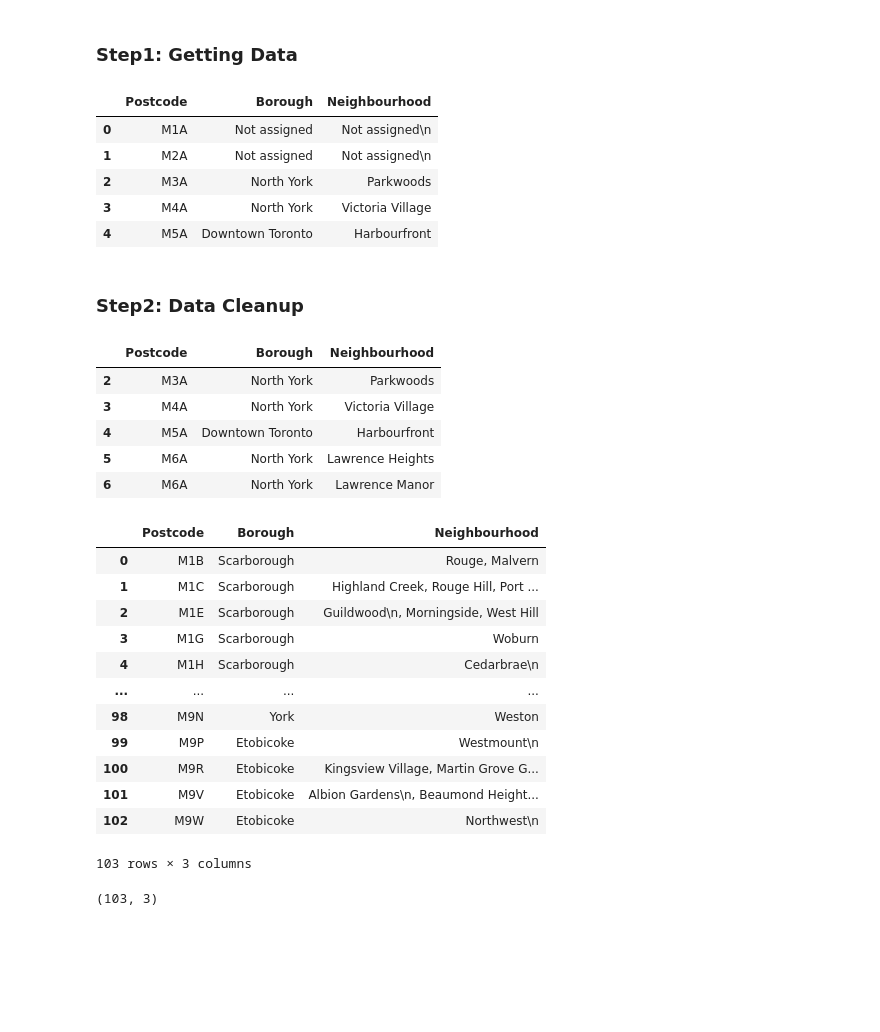
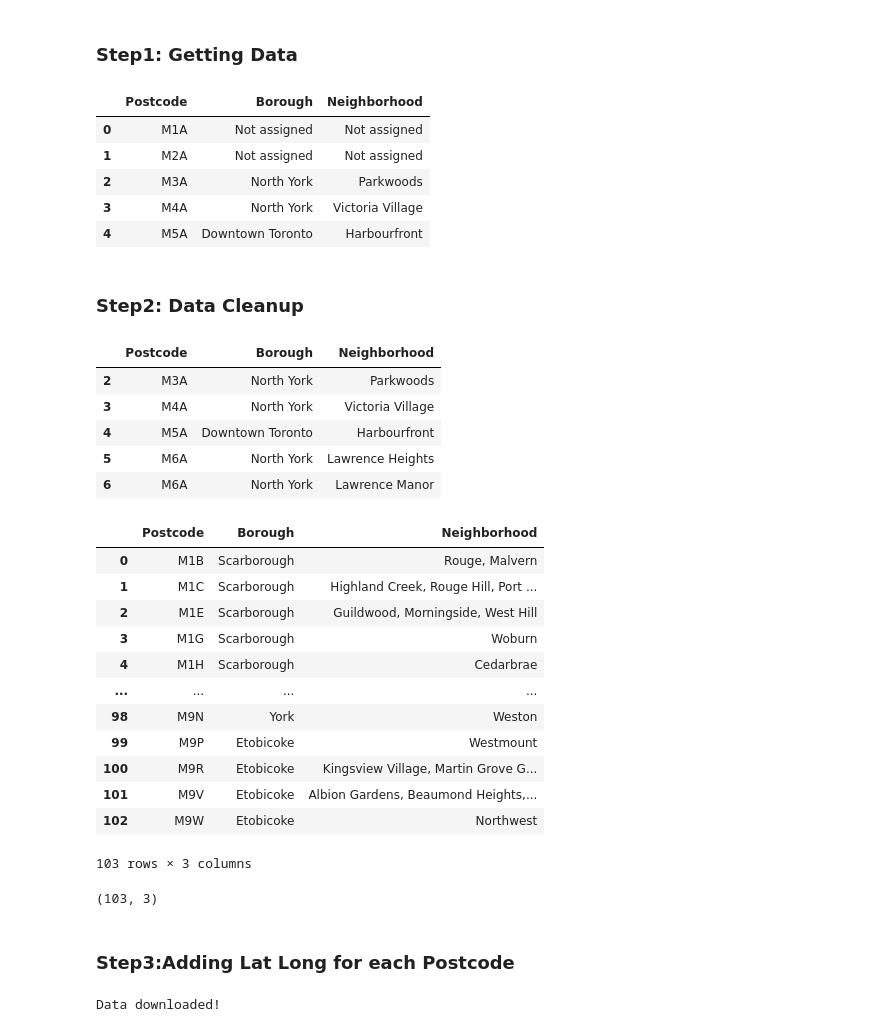
Before and after one commit to NerissaS/Coursera_Capstone, a Jupyter notebook: Assign_3.ipynb, the cells around one changed output. Drawn from its saved outputs; the diff is of its cells as text; code cells hidden in the pictures; blank space fills up the shorter version.

```diff
--- a/Assign_3.ipynb
+++ b/Assign_3.ipynb
@@ -52,17 +75,17 @@ for row in right_table.find_all('tr'):
     if len(cells) ==3:
         A.append(cells[0].find(text=True))
         B.append(cells[1].find(text=True))
-        C.append(cells[2].find(text=True))
+        C.append(cells[2].find(text=True).rstrip())
 # %%
 #transfer to dataframe format
 df =pd.DataFrame(data=A, columns=['Postcode'])
 df['Borough']=B
-df['Neighbourhood']=C
+df['Neighborhood']=C
 df.head()
 # %% [output]
-|  | Postcode | Borough | Neighbourhood |
-| 0 | M1A | Not assigned | Not assigned\n |
-| 1 | M2A | Not assigned | Not assigned\n |
+|  | Postcode | Borough | Neighborhood |
+| 0 | M1A | Not assigned | Not assigned |
+| 1 | M2A | Not assigned | Not assigned |
 | 2 | M3A | North York | Parkwoods |
 | 3 | M4A | North York | Victoria Village |
 | 4 | M5A | Downtown Toronto | Harbourfront |
@@ -73,33 +96,40 @@ df.head()
 df=df[df['Borough'] != 'Not assigned']
 
 #let unassigned Neighbourhood = its' Borough
-df['Neighbourhood'].replace('Not assigned\n', df['Borough'], inplace=True)
+df['Neighborhood'].replace('Not assigned\n', df['Borough'], inplace=True)
 df.head()
 # %% [output]
-|  | Postcode | Borough | Neighbourhood |
+|  | Postcode | Borough | Neighborhood |
 | 2 | M3A | North York | Parkwoods |
 | 3 | M4A | North York | Victoria Village |
 | 4 | M5A | Downtown Toronto | Harbourfront |
 | 5 | M6A | North York | Lawrence Heights |
 | 6 | M6A | North York | Lawrence Manor |
 # %%
-df=df.groupby(["Postcode","Borough"])['Neighbourhood'].apply(lambda x: ', '.join(x)).reset_index()
+df=df.groupby(["Postcode","Borough"])['Neighborhood'].apply(lambda x: ', '.join(x)).reset_index()
 df
 # %% [output]
-|  | Postcode | Borough | Neighbourhood |
+|  | Postcode | Borough | Neighborhood |
 | 0 | M1B | Scarborough | Rouge, Malvern |
 | 1 | M1C | Scarborough | Highland Creek, Rouge Hill, Port ... |
-| 2 | M1E | Scarborough | Guildwood\n, Morningside, West Hill |
+| 2 | M1E | Scarborough | Guildwood, Morningside, West Hill |
 | 3 | M1G | Scarborough | Woburn |
-| 4 | M1H | Scarborough | Cedarbrae\n |
+| 4 | M1H | Scarborough | Cedarbrae |
 | ... | ... | ... | ... |
 | 98 | M9N | York | Weston |
-| 99 | M9P | Etobicoke | Westmount\n |
+| 99 | M9P | Etobicoke | Westmount |
 | 100 | M9R | Etobicoke | Kingsview Village, Martin Grove G... |
-| 101 | M9V | Etobicoke | Albion Gardens\n, Beaumond Height... |
-| 102 | M9W | Etobicoke | Northwest\n |
+| 101 | M9V | Etobicoke | Albion Gardens, Beaumond Heights,... |
+| 102 | M9W | Etobicoke | Northwest |
 103 rows × 3 columns
 # %%
 df.shape
 # %% [output]
 (103, 3)
+# %% [markdown]
+### Step3:Adding Lat Long for each Postcode
+# %%
+#!wget -q -O 'geographical coordinates.csv' http://cocl.us/Geospatial_data
+print('Data downloaded!')
+# %% [output]
+Data downloaded!
```
Also changed, not shown: parts of 34 cells of this notebook.
